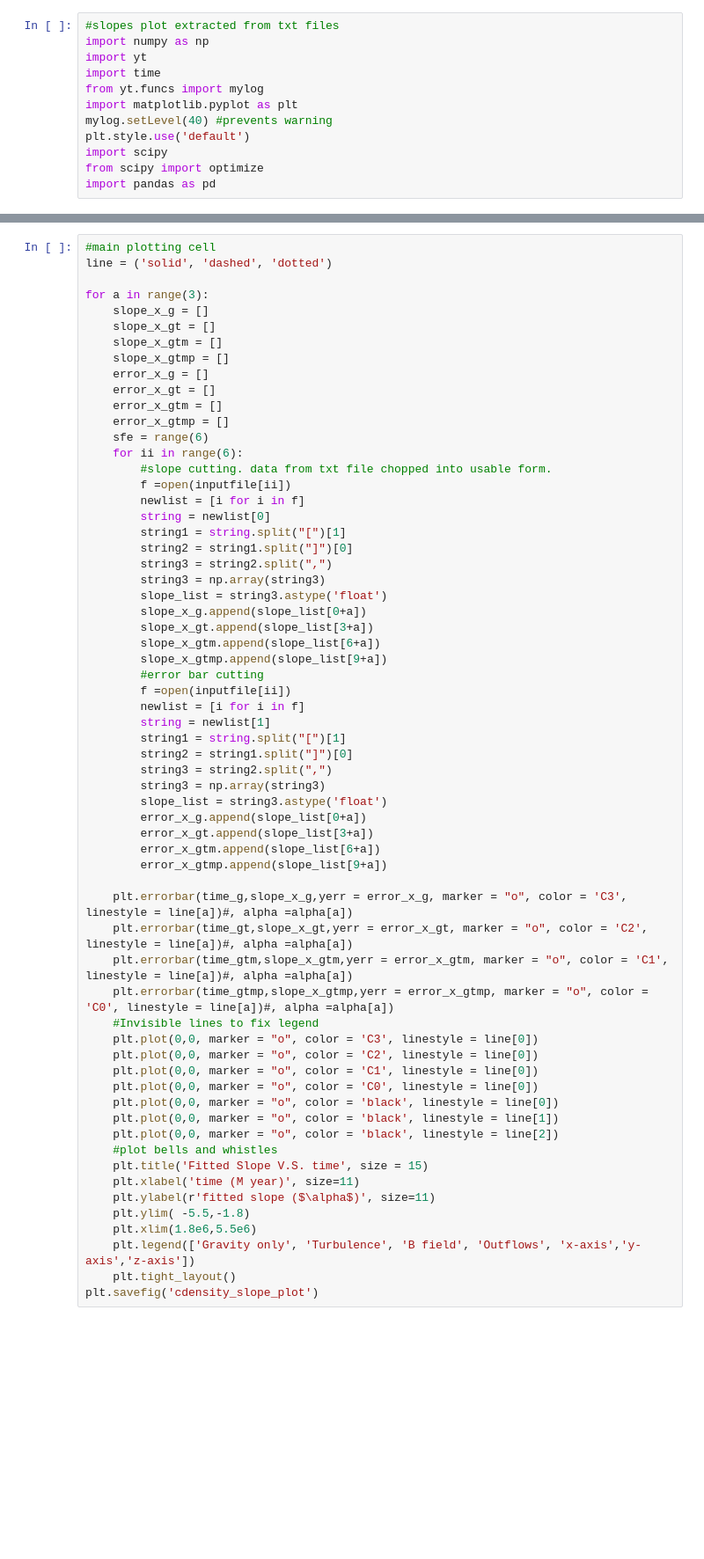
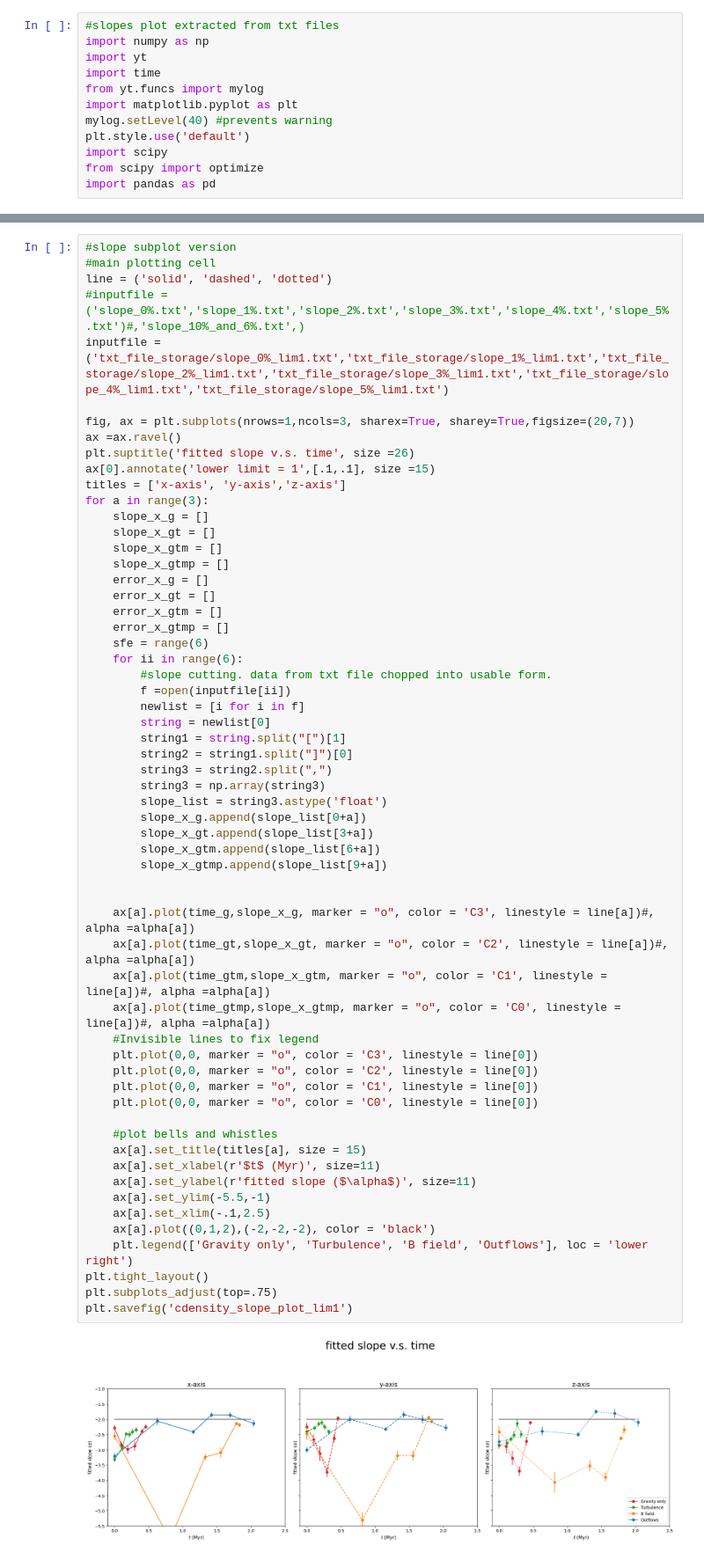
Before and after one commit to Kiihne/PDF-kiihne, a Jupyter notebook: slope_plot.ipynb, the cells around one changed output, grey strips where cells are left out. Shown at 88% size. Saved outputs shown, nothing was run; the diff lists cells and outputs as text; blank space fills up the shorter version.

```diff
--- a/slope_plot.ipynb
+++ b/slope_plot.ipynb
@@ -88,63 +165,61 @@ plt.savefig('cdensity_slope_plot')
 # %%
+#slope subplot version
 #main plotting cell
 line = ('solid', 'dashed', 'dotted')
+#inputfile = ('slope_0%.txt','slope_1%.txt','slope_2%.txt','slope_3%.txt','slope_4%.txt','slope_5%.txt')#,'slope_10%_and_6%.txt',)
+inputfile = ('txt_file_storage/slope_0%_lim1.txt','txt_file_storage/slope_1%_lim1.txt','txt_file_storage/slope_2%_lim1.txt','txt_file_storage/slope_3%_lim1.txt','txt_file_storage/slope_4%_lim1.txt','txt_file_storage/slope_5%_lim1.txt')
 
+fig, ax = plt.subplots(nrows=1,ncols=3, sharex=True, sharey=True,figsize=(20,7))
+ax =ax.ravel()
+plt.suptitle('fitted slope v.s. time', size =26)
+ax[0].annotate('lower limit = 1',[.1,.1], size =15)
+titles = ['x-axis', 'y-axis','z-axis']
 for a in range(3):
     slope_x_g = []
     slope_x_gt = []
     slope_x_gtm = []
     slope_x_gtmp = []
     error_x_g = []
     error_x_gt = []
     error_x_gtm = []
     error_x_gtmp = []
     sfe = range(6)
     for ii in range(6):
         #slope cutting. data from txt file chopped into usable form.
         f =open(inputfile[ii])
         newlist = [i for i in f]
         string = newlist[0]
         string1 = string.split("[")[1]
         string2 = string1.split("]")[0]
         string3 = string2.split(",")
         string3 = np.array(string3)
         slope_list = string3.astype('float')
         slope_x_g.append(slope_list[0+a])
         slope_x_gt.append(slope_list[3+a])
         slope_x_gtm.append(slope_list[6+a])
         slope_x_gtmp.append(slope_list[9+a])
-        #error bar cutting
-        f =open(inputfile[ii])
-        newlist = [i for i in f]
-        string = newlist[1]
-        string1 = string.split("[")[1]
-        string2 = string1.split("]")[0]
-        string3 = string2.split(",")
-        string3 = np.array(string3)
-        slope_list = string3.astype('float')
-        error_x_g.append(slope_list[0+a])
-        error_x_gt.append(slope_list[3+a])
-        error_x_gtm.append(slope_list[6+a])
-        error_x_gtmp.append(slope_list[9+a])
 
-    plt.errorbar(time_g,slope_x_g,yerr = error_x_g, marker = "o", color = 'C3', linestyle = line[a])#, alpha =alpha[a])
-    plt.errorbar(time_gt,slope_x_gt,yerr = error_x_gt, marker = "o", color = 'C2', linestyle = line[a])#, alpha =alpha[a])
-    plt.errorbar(time_gtm,slope_x_gtm,yerr = error_x_gtm, marker = "o", color = 'C1', linestyle = line[a])#, alpha =alpha[a])
-    plt.errorbar(time_gtmp,slope_x_gtmp,yerr = error_x_gtmp, marker = "o", color = 'C0', linestyle = line[a])#, alpha =alpha[a])
+
+    ax[a].plot(time_g,slope_x_g, marker = "o", color = 'C3', linestyle = line[a])#, alpha =alpha[a])
+    ax[a].plot(time_gt,slope_x_gt, marker = "o", color = 'C2', linestyle = line[a])#, alpha =alpha[a])
+    ax[a].plot(time_gtm,slope_x_gtm, marker = "o", color = 'C1', linestyle = line[a])#, alpha =alpha[a])
+    ax[a].plot(time_gtmp,slope_x_gtmp, marker = "o", color = 'C0', linestyle = line[a])#, alpha =alpha[a])
     #Invisible lines to fix legend
     plt.plot(0,0, marker = "o", color = 'C3', linestyle = line[0])
     plt.plot(0,0, marker = "o", color = 'C2', linestyle = line[0])
     plt.plot(0,0, marker = "o", color = 'C1', linestyle = line[0])
     plt.plot(0,0, marker = "o", color = 'C0', linestyle = line[0])
-    plt.plot(0,0, marker = "o", color = 'black', linestyle = line[0])
-    plt.plot(0,0, marker = "o", color = 'black', linestyle = line[1])
-    plt.plot(0,0, marker = "o", color = 'black', linestyle = line[2])
+
     #plot bells and whistles
-    plt.title('Fitted Slope V.S. time', size = 15)
-    plt.xlabel('time (M year)', size=11)
-    plt.ylabel(r'fitted slope ($\alpha$)', size=11)
-    plt.ylim( -5.5,-1.8)
-    plt.xlim(1.8e6,5.5e6)
-    plt.legend(['Gravity only', 'Turbulence', 'B field', 'Outflows', 'x-axis','y-axis','z-axis'])
-    plt.tight_layout()
-plt.savefig('cdensity_slope_plot')
+    ax[a].set_title(titles[a], size = 15)
+    ax[a].set_xlabel(r'$t$ (Myr)', size=11)
+    ax[a].set_ylabel(r'fitted slope ($\alpha$)', size=11)
+    ax[a].set_ylim(-5.5,-1)
+    ax[a].set_xlim(-.1,2.5)
+    ax[a].plot((0,1,2),(-2,-2,-2), color = 'black')
+    plt.legend(['Gravity only', 'Turbulence', 'B field', 'Outflows'], loc = 'lower right')
+plt.tight_layout()
+plt.subplots_adjust(top=.75)
+plt.savefig('cdensity_slope_plot_lim1')
+# %% [output]
+[figure, added]
```
Also changed, not shown: parts of 5 cells of this notebook, 1 other file.
